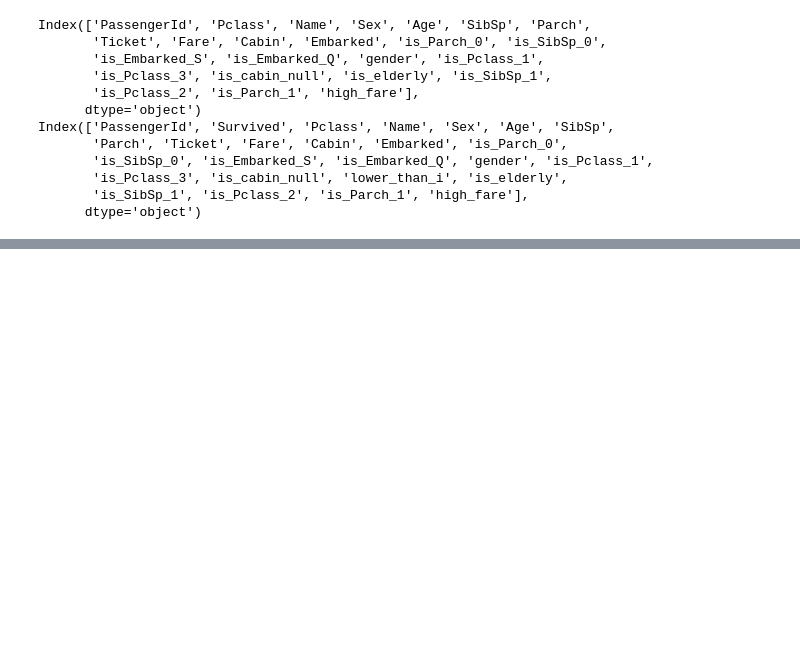
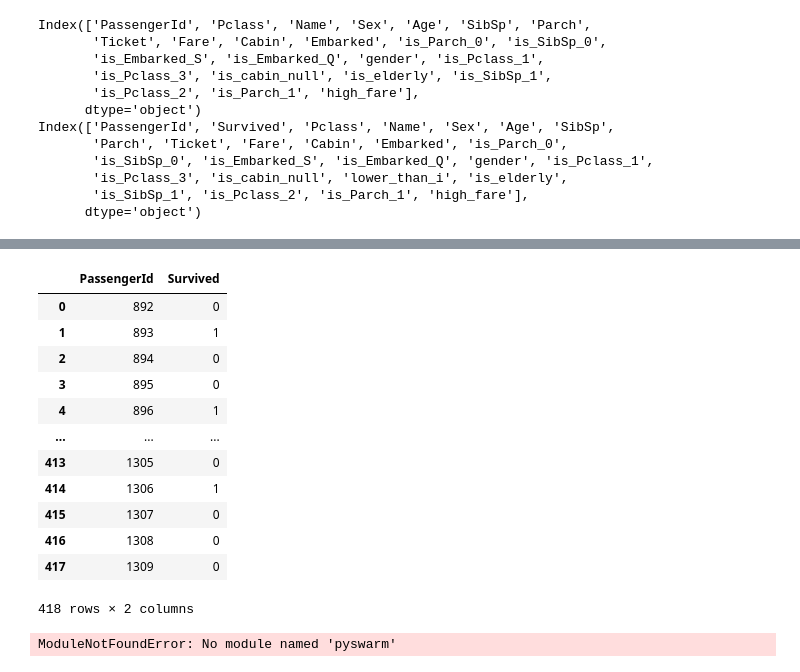
Before and after one commit to Desman107/kaggle, a Jupyter notebook: code/titanic/DataOverview.ipynb, the cells around one changed output, grey strips where cells are left out. Drawn from its saved outputs; the diff is of its cells as text; code cells hidden in the pictures; blank space fills up the shorter version.

```diff
--- a/code/titanic/DataOverview.ipynb
+++ b/code/titanic/DataOverview.ipynb
@@ -612,0 +704,22 @@ features = ['gender','is_Pclass_1','is_SibSp_1','is_Parch_0','is_SibSp_0','is_Em
+# %%
+
+params_dict = {
+        'learning_rate': 0.1,
+        'n_estimators': 900,
+        'max_depth': 10,
+        'subsample': 0.5,
+        'colsample_bytree': 0.8,
+        'reg_alpha': 0.5,
+        'reg_lambda': 0.8,
+        'min_child_weight': 5,
+    }
+xgb_classifier = xgb.XGBClassifier(objective='binary:logistic', random_state=42, **params_dict)
+
+randomForestClassifier = RandomForestClassifier(n_estimators=100, random_state=42)
+xgb_classifier.fit(X_train, y_train)
+randomForestClassifier.fit(X_train, y_train)
+
+xgb_rate=xgb_classifier.score(X_test, y_test)
+rdf_rate=randomForestClassifier.score(X_test, y_test)
+print('xgb_rate:',xgb_rate)
+print('rdf_rate:',rdf_rate)
@@ -612,0 +745,55 @@ features = ['gender','is_Pclass_1','is_SibSp_1','is_Parch_0','is_SibSp_0','is_Em
+# %%
+xgb_pred_y = xgb_classifier.predict(X_target)
+xgb_pred_y_df = pd.DataFrame(xgb_pred_y, columns=['Survived'], index=test_data.PassengerId)
+xgb_pred_y_df.reset_index(inplace=True)
+xgb_pred_y_df.columns = ['PassengerId', 'Survived']
+xgb_pred_y_df.to_csv('xgb_pred.csv', index=False)
+# %%
+xgb_pred_y_df
+# %% [output]
+|  | PassengerId | Survived |
+| 0 | 892 | 0 |
+| 1 | 893 | 1 |
+| 2 | 894 | 0 |
+| 3 | 895 | 0 |
+| 4 | 896 | 1 |
+| ... | ... | ... |
+| 413 | 1305 | 0 |
+| 414 | 1306 | 1 |
+| 415 | 1307 | 0 |
+| 416 | 1308 | 0 |
+| 417 | 1309 | 0 |
+418 rows × 2 columns
+# %%
+import numpy as np
+import xgboost as xgb
+from sklearn.model_selection import cross_val_score
+from pyswarm import pso
+
+# 定义参数空间
+lb = [0.01, 100, 3, 0.5, 0.5, 0, 0, 1]  # 参数下界
+ub = [0.1, 1000, 10, 1.0, 1.0, 1, 1, 10]  # 参数上界
+
+# 定义适应度函数
+def fitness(params):
+    params_dict = {
+        'learning_rate': params[0],
+        'n_estimators': int(params[1]),
+        'max_depth': int(params[2]),
+        'subsample': params[3],
+        'colsample_bytree': params[4],
+        'reg_alpha': params[5],
+        'reg_lambda': params[6],
+        'min_child_weight': params[7],
+    }
+    clf = xgb.XGBClassifier(**params_dict)
+    scores = cross_val_score(clf, X_train, y_train, cv=5, scoring='accuracy')
+    return -np.mean(scores)  # 由于PSO是最小化问题，因此取负号使其变成最大化问题
+
+# 运行粒子群算法
+best_params, _ = pso(fitness, lb, ub, swarmsize=10, maxiter=50)
+
+# 输出最优参数组合
+print("Best parameters:", best_params)
+# %% [output]
+ModuleNotFoundError: No module named 'pyswarm'
```
Also changed, not shown: parts of 16 cells of this notebook.
